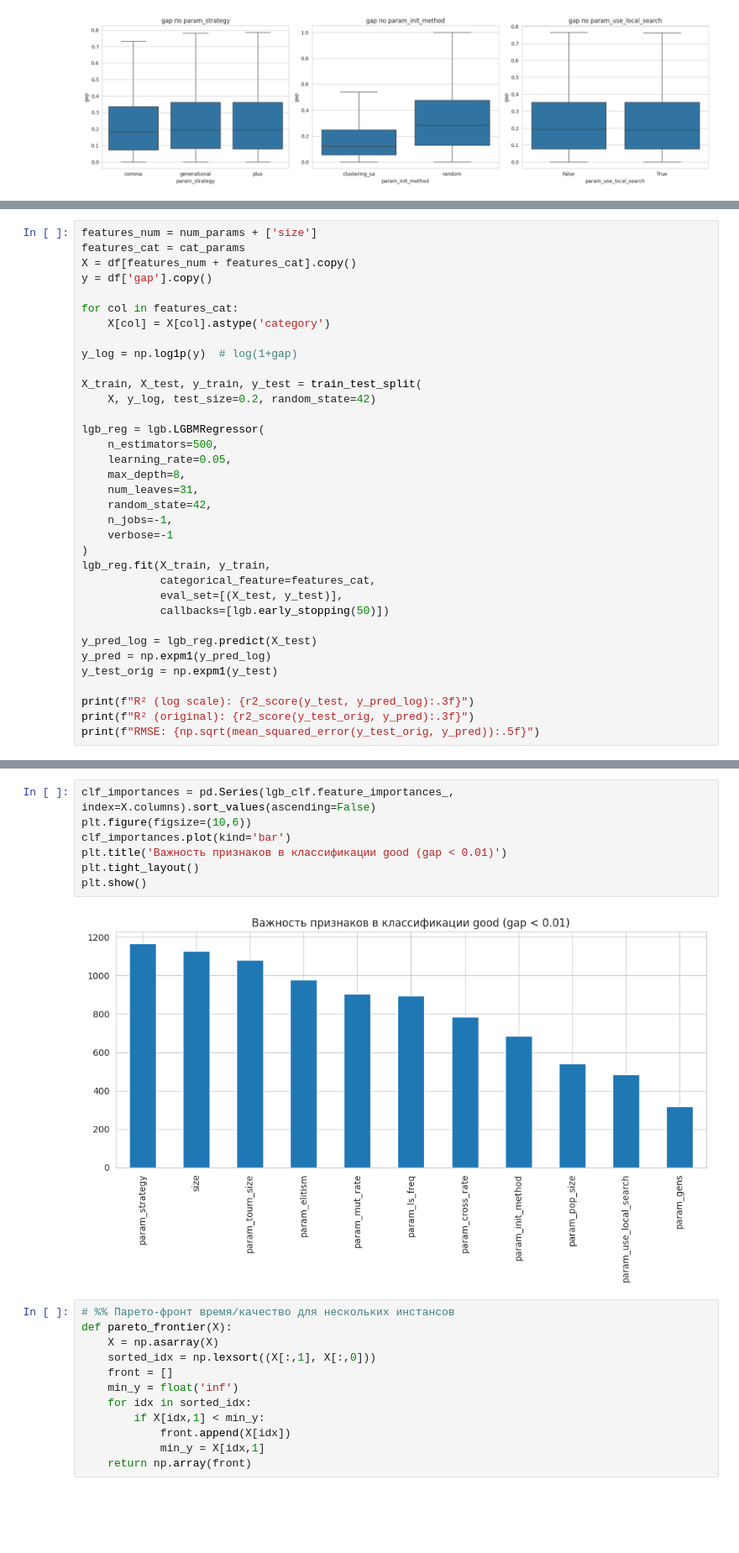
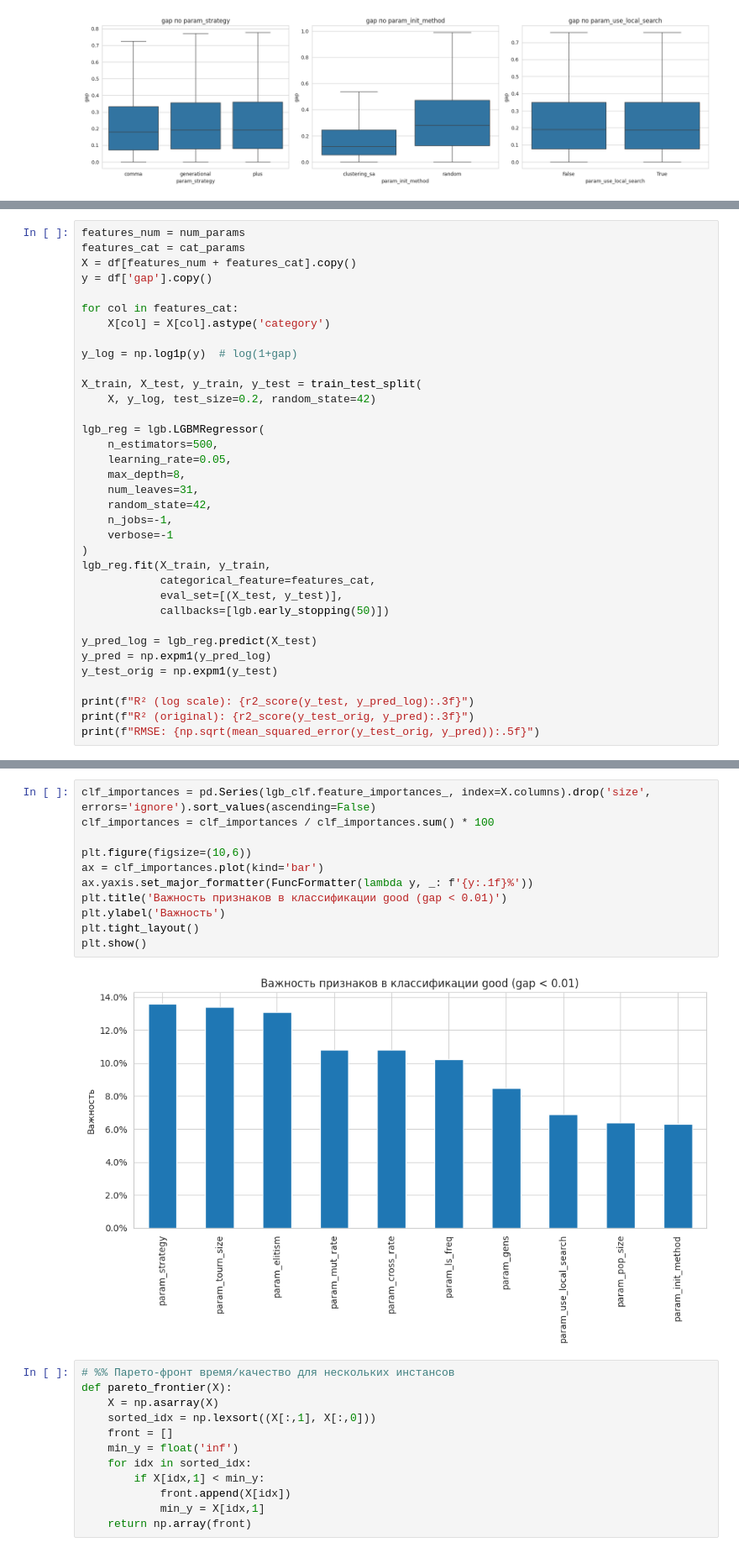
Before and after one commit to SlavaBuchnev/vkr, a Jupyter notebook: result.ipynb, the cells around one changed output, grey strips where cells are left out. Shown at 84% size. Drawn from its saved outputs; the diff is of its cells as text; blank space fills up the shorter version.

```diff
--- a/result.ipynb
+++ b/result.ipynb
@@ -141,5 +156,5 @@ plt.show()
 # %%
-features_num = num_params + ['size']
+features_num = num_params
 features_cat = cat_params
 X = df[features_num + features_cat].copy()
 y = df['gap'].copy()
@@ -252,12 +267,16 @@ weighted avg       0.93      0.79      0.84     29596
 # %%
-clf_importances = pd.Series(lgb_clf.feature_importances_, index=X.columns).sort_values(ascending=False)
+clf_importances = pd.Series(lgb_clf.feature_importances_, index=X.columns).drop('size', errors='ignore').sort_values(ascending=False)
+clf_importances = clf_importances / clf_importances.sum() * 100
+
 plt.figure(figsize=(10,6))
-clf_importances.plot(kind='bar')
+ax = clf_importances.plot(kind='bar')
+ax.yaxis.set_major_formatter(FuncFormatter(lambda y, _: f'{y:.1f}%'))
 plt.title('Важность признаков в классификации good (gap < 0.01)')
+plt.ylabel('Важность')
 plt.tight_layout()
 plt.show()
 # %% [output]
-[figure, old version]
+[figure, new version]
 # %%
 # %% Парето-фронт время/качество для нескольких инстансов
 def pareto_frontier(X):
```
Also changed, not shown: parts of 14 cells of this notebook, 11 other files.
